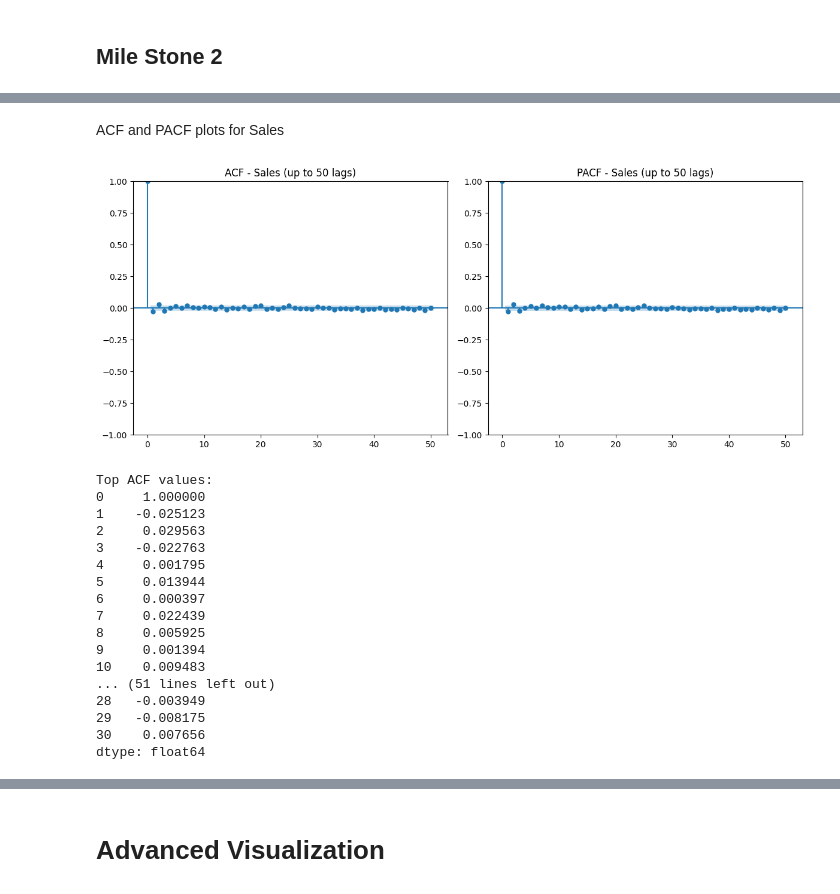
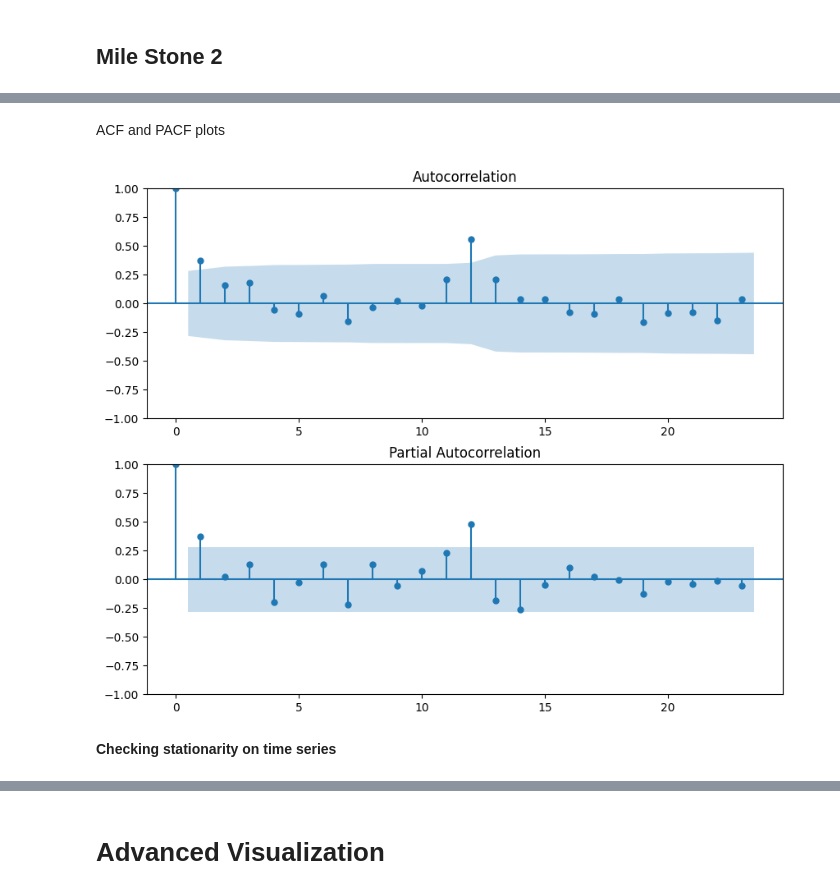
Before and after one commit to mostafaayman646/Superstore-Sales-forecasting, a Jupyter notebook: milestone_2.ipynb, the cells around one changed output, grey strips where cells are left out. Cells and saved outputs as stored; diff of their text form; code cells hidden in the pictures.

```diff
--- a/milestone_2.ipynb
+++ b/milestone_2.ipynb
@@ -19,5 +22,6 @@ pd.options.mode.copy_on_write = True
 ## 1. Data Collection
 # %%
 data = pd.read_csv(r"Data/cleaned_SuperStore.csv")
+df = pd.read_csv(r"Data/train.csv")
 # %% [markdown]
 ## Mile Stone 2
@@ -32,45 +86,13 @@ data = Data_manager.add_lag_features()
 # %% [markdown]
-ACF and PACF plots for Sales
+ACF and PACF plots
 # %%
-from statsmodels.graphics.tsaplots import plot_acf, plot_pacf
-from statsmodels.tsa.stattools import acf, pacf
+# Create ACF and PACF plots
+fig, (ax1, ax2) = plt.subplots(2, 1, figsize=(10, 8))
+plot_acf(df_monthly, lags=23, ax=ax1)
+plot_pacf(df_monthly, lags=23, ax=ax2)
 
-series = data['Sales'].dropna()
-
-plt.figure(figsize=(12,5))
-ax = plt.subplot(1,2,1)
-plot_acf(series, lags=50, ax=ax)
-ax.set_title('ACF - Sales (up to 50 lags)')
-
-ax = plt.subplot(1,2,2)
-plot_pacf(series, lags=50, ax=ax, method='ywm')
-ax.set_title('PACF - Sales (up to 50 lags)')
-
-plt.tight_layout()
 plt.show()
-
-# few numerical ACF/PACF values to help choose lags
-num_lags = 30
-print('Top ACF values:')
-print(pd.Series(acf(series, nlags=num_lags)).head(num_lags+1))
-print('\nTop PACF values:')
-print(pd.Series(pacf(series, nlags=num_lags)).head(num_lags+1))
 # %% [output]
-[figure, old version]
+[figure, new version]
-Top ACF values:
-0     1.000000
-1    -0.025123
-2     0.029563
-3    -0.022763
-4     0.001795
-5     0.013944
-6     0.000397
-7     0.022439
-8     0.005925
-9     0.001394
-10    0.009483
-... (51 lines left out)
-28   -0.003949
-29   -0.008175
-30    0.007656
-dtype: float64
+# %% [markdown]
+**Checking stationarity on time series**
```
Also changed, not shown: parts of 17 cells of this notebook, 3 other files.
